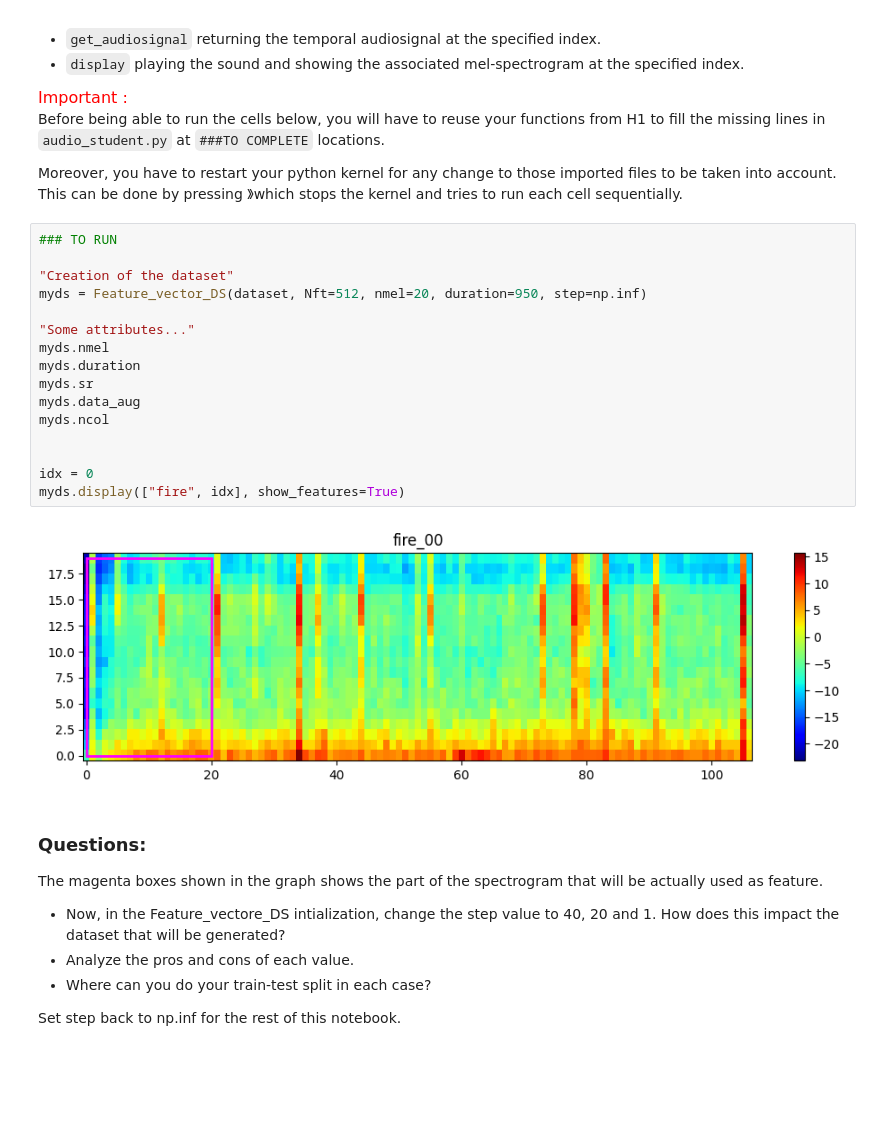
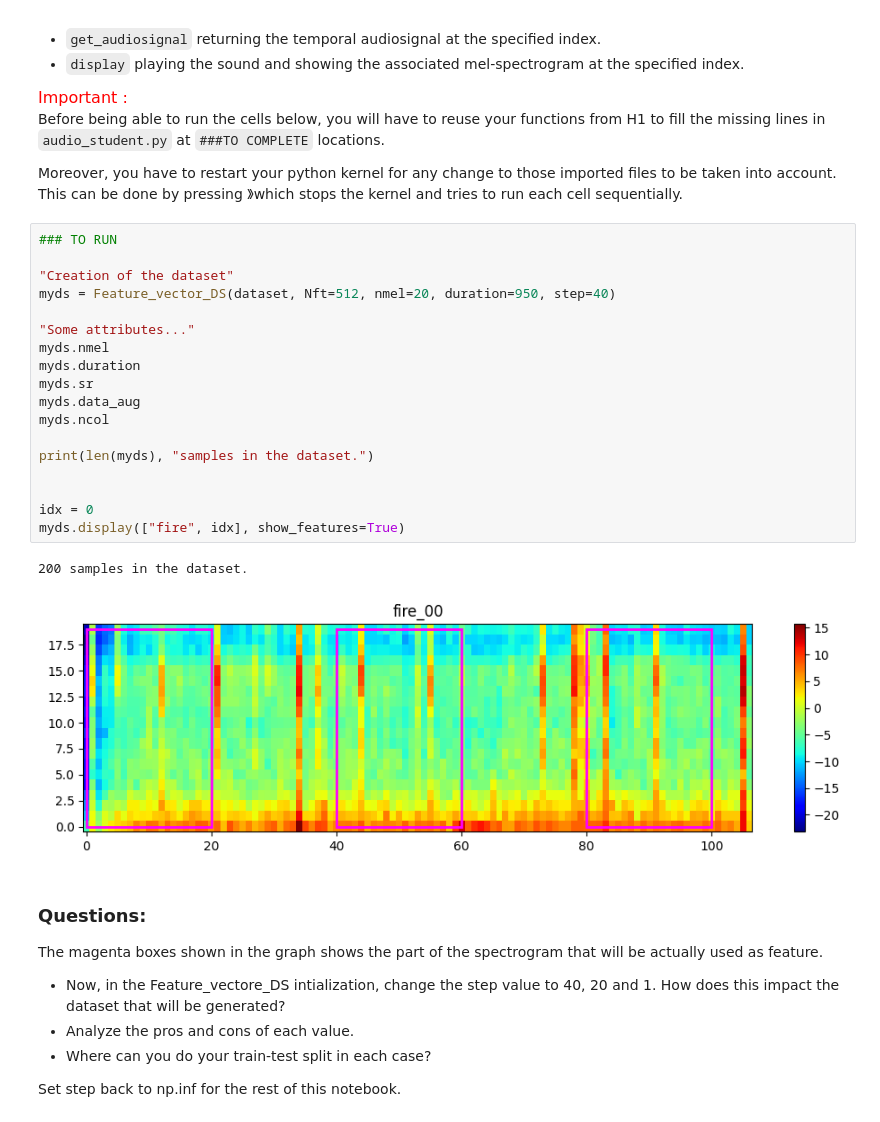
Before and after one commit to praticalmango/LELEC210X-groupef, a Jupyter notebook: classification/h5a2_audio.ipynb, the cells around one changed output. Cells and saved outputs as stored; diff of their text form; blank space fills up the shorter version.

```diff
--- a/classification/h5a2_audio.ipynb
+++ b/classification/h5a2_audio.ipynb
@@ -101,21 +101,24 @@ Moreover, you have to restart your python kernel for any change to those importe
 # %%
 ### TO RUN
 
 "Creation of the dataset"
-myds = Feature_vector_DS(dataset, Nft=512, nmel=20, duration=950, step=np.inf)
+myds = Feature_vector_DS(dataset, Nft=512, nmel=20, duration=950, step=40)
 
 "Some attributes..."
 myds.nmel
 myds.duration
 myds.sr
 myds.data_aug
 myds.ncol
 
+print(len(myds), "samples in the dataset.")
+
 
 idx = 0
 myds.display(["fire", idx], show_features=True)
 # %% [output]
+200 samples in the dataset.
-[figure, old version]
+[figure, new version]
 # %% [markdown]
 ### Questions:
 The magenta boxes shown in the graph shows the part of the spectrogram that will be actually used as feature.
```
Also changed, not shown: parts of 14 cells of this notebook, 5 other files.
